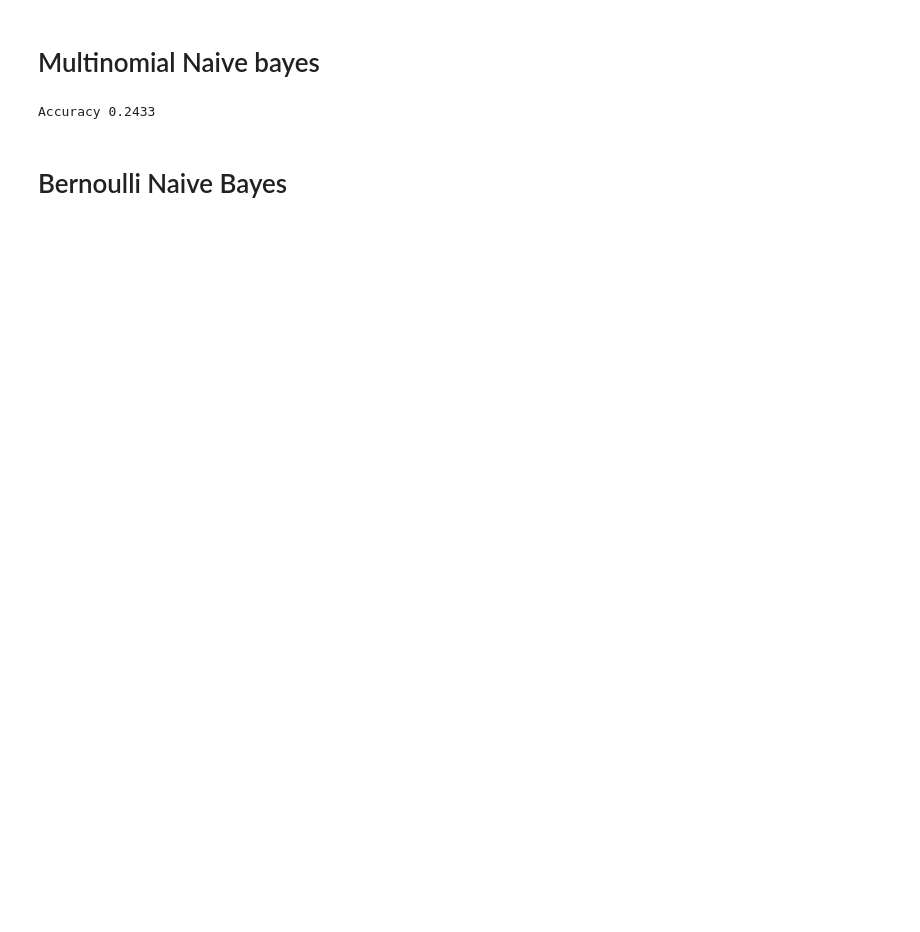
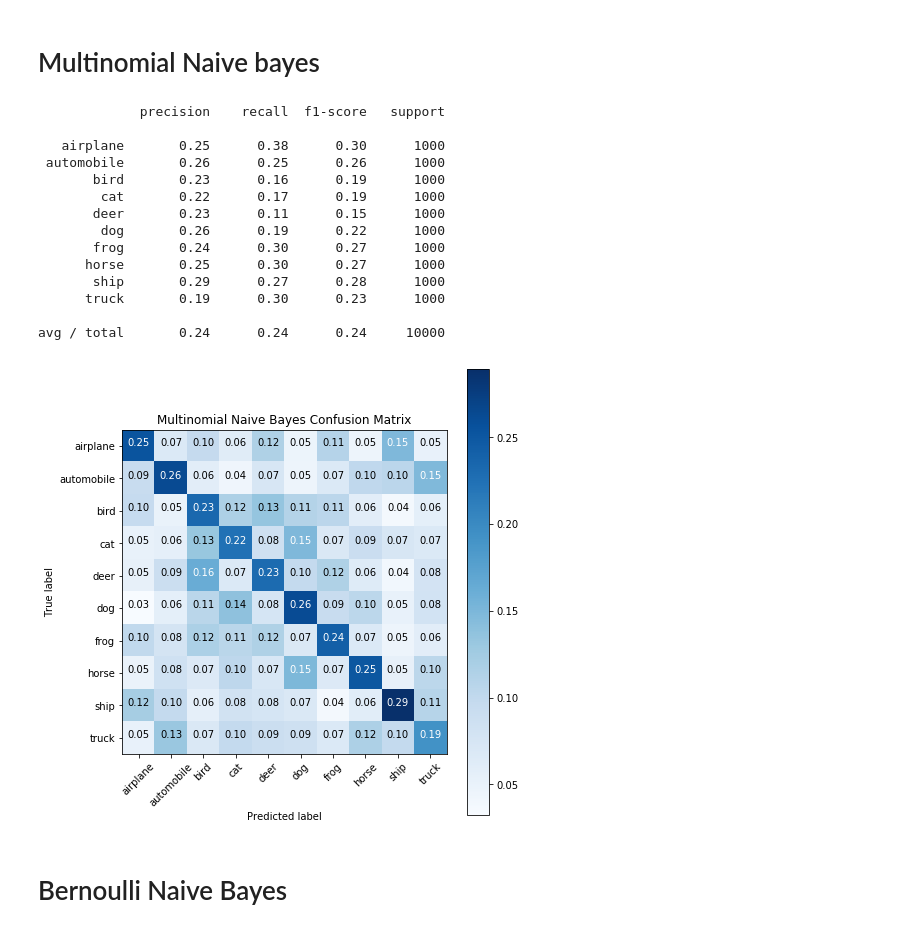
Before and after one commit to AhmedAmineDAOU/MachineLearningProject, a Jupyter notebook: CIFAR-10/NB.ipynb, the cells around one changed output. Cells and saved outputs as stored; diff of their text form; code cells hidden in the pictures; blank space fills up the shorter version.

```diff
--- a/CIFAR-10/NB.ipynb
+++ b/CIFAR-10/NB.ipynb
@@ -89,2 +90,33 @@ Transforming training & testing set takes: 1.1
+# %%
+def plot_confusion_matrix(cm, classes,
+                          normalize=False,
+                          title='Confusion matrix',
+                          cmap=plt.cm.Blues):
+    """
+    This function prints and plots the confusion matrix.
+    Normalization can be applied by setting `normalize=True`.
+    """
+
+
+    cm = cm.astype('float') / cm.sum(axis=1)[:, np.newaxis]
+
+
+    plt.imshow(cm, interpolation='nearest', cmap=cmap)
+    plt.title(title)
+    plt.colorbar()
+    tick_marks = np.arange(len(classes))
+    plt.xticks(tick_marks, classes, rotation=45)
+    plt.yticks(tick_marks, classes)
+
+    fmt = '.2f' if normalize else 'd'
+    thresh = cm.max() / 2.
+    for i, j in itertools.product(range(cm.shape[0]), range(cm.shape[1])):
+        plt.text(j, i, format(cm[i, j], fmt),
+                 horizontalalignment="center",
+                 color="white" if cm[i, j] > thresh else "black")
+
+    plt.ylabel('True label')
+    plt.xlabel('Predicted label')
+    plt.tight_layout()
 # %% [markdown]
 # Gaussian Naive Bayes
@@ -100,11 +158,33 @@ Accuracy 0.3378
 # %%
 from sklearn.naive_bayes import MultinomialNB
 
+
 mnb = MultinomialNB()
 y_pred1=mnb.fit(abs(x_train), y_train1).predict(abs(x_test))
-print("Accuracy",sum(y_test1 == y_pred1)/10000)
+print(classification_report(y_test1, y_pred1, target_names=ten))
+
+conf_matrix = confusion_matrix(y_pred1, y_test1)
+np.set_printoptions(precision=2)
+
+plt.figure(figsize=(7,7))
+plot_confusion_matrix(conf_matrix, classes=ten, normalize=True,
+                      title='Multinomial Naive Bayes Confusion Matrix')
 # %% [output]
-Accuracy 0.2433
+             precision    recall  f1-score   support
+
+   airplane       0.25      0.38      0.30      1000
+ automobile       0.26      0.25      0.26      1000
+       bird       0.23      0.16      0.19      1000
+        cat       0.22      0.17      0.19      1000
+       deer       0.23      0.11      0.15      1000
+        dog       0.26      0.19      0.22      1000
+       frog       0.24      0.30      0.27      1000
+      horse       0.25      0.30      0.27      1000
+       ship       0.29      0.27      0.28      1000
+      truck       0.19      0.30      0.23      1000
+
+avg / total       0.24      0.24      0.24     10000
+[figure, added]
 # %% [markdown]
 # Bernoulli Naive Bayes
 # %%
```
Also changed, not shown: parts of 6 cells of this notebook, 1 other file.
